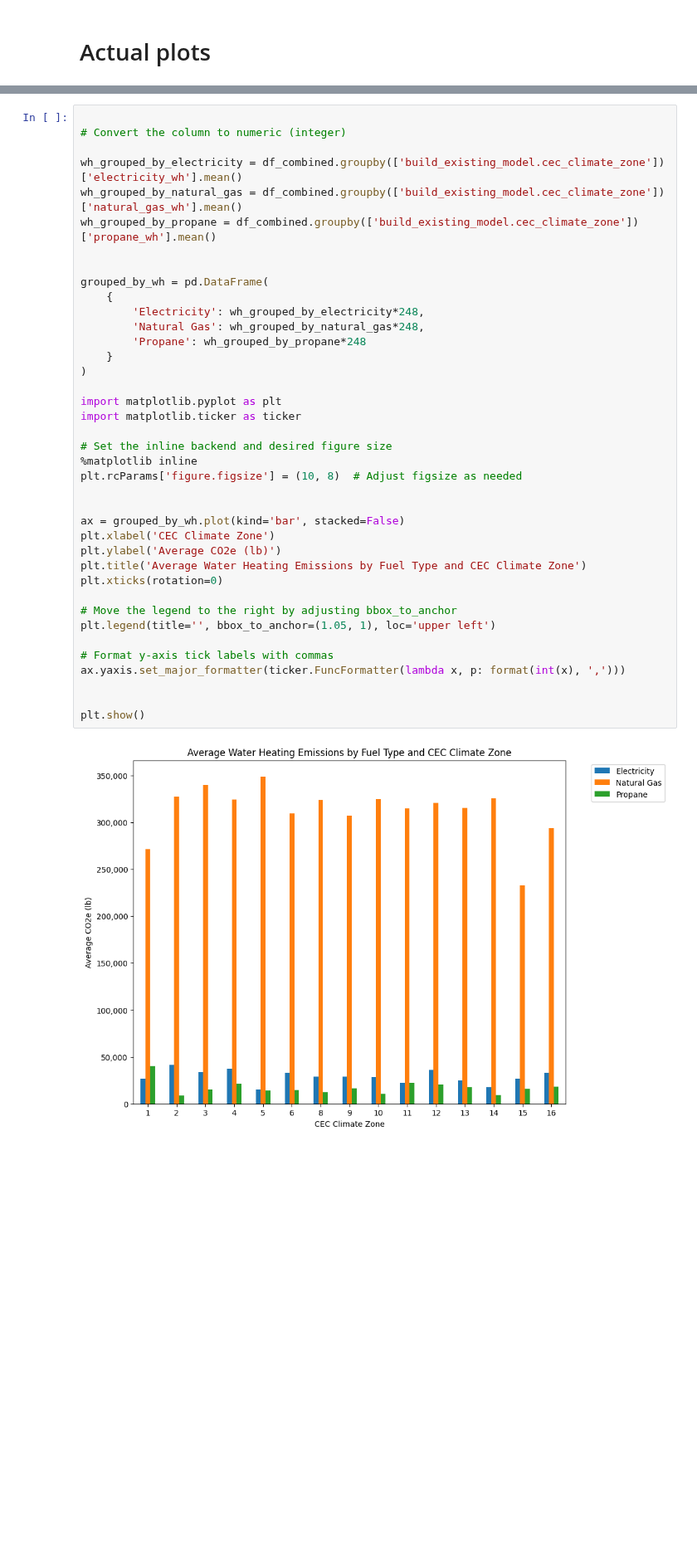
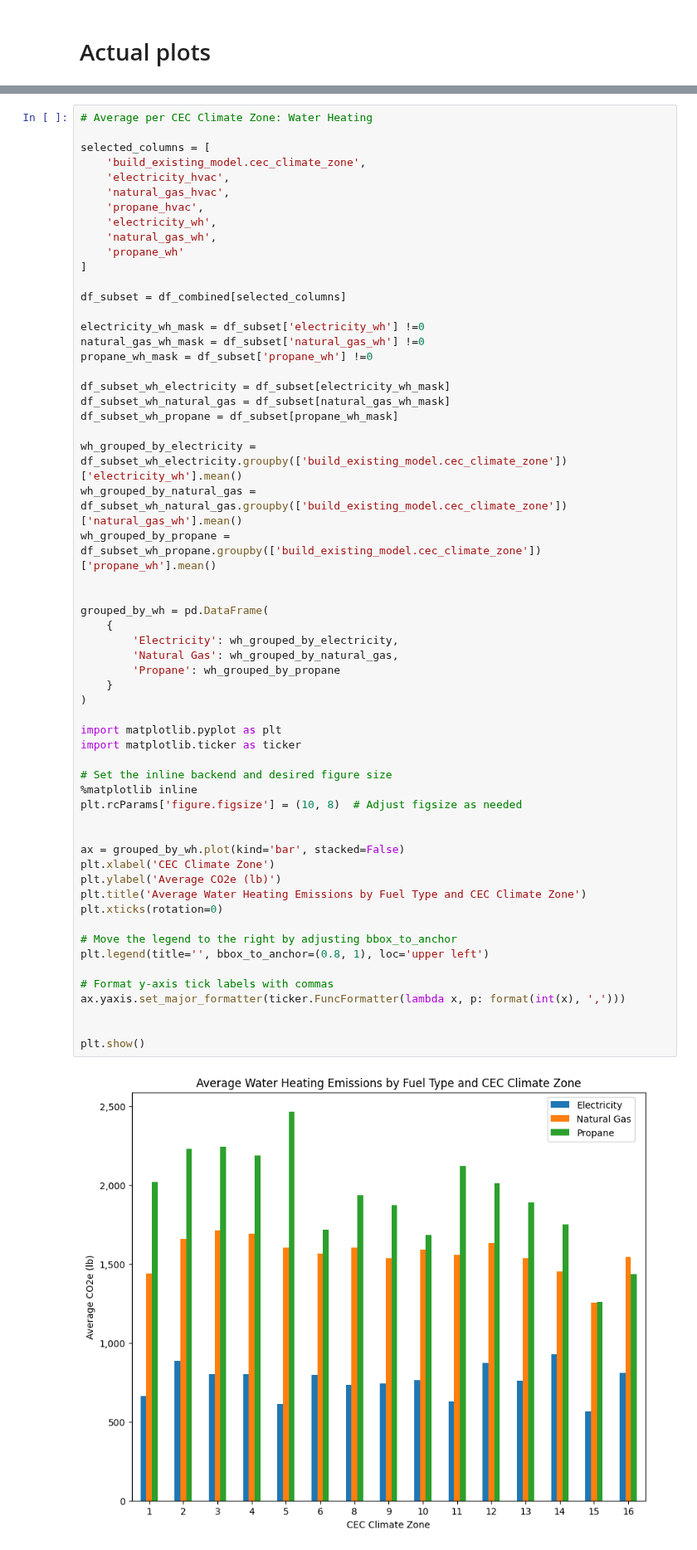
Before and after one commit to NREL/buildstock-query, a Jupyter notebook: example_usage/gashpwh_emissions.ipynb, the cells around one changed output, grey strips where cells are left out. Shown at 83% size. Saved outputs shown, nothing was run; the diff lists cells and outputs as text; blank space fills up the shorter version.

```diff
--- a/example_usage/gashpwh_emissions.ipynb
+++ b/example_usage/gashpwh_emissions.ipynb
@@ -613,43 +582,62 @@ plt.show()
 # %% [output]
 [figure]
 # %%
+# Average per CEC Climate Zone: Water Heating
 
-# Convert the column to numeric (integer)
+selected_columns = [
+    'build_existing_model.cec_climate_zone',
+    'electricity_hvac',
+    'natural_gas_hvac',
+    'propane_hvac',
+    'electricity_wh',
+    'natural_gas_wh',
+    'propane_wh'
+]
 
-wh_grouped_by_electricity = df_combined.groupby(['build_existing_model.cec_climate_zone'])['electricity_wh'].mean()
-wh_grouped_by_natural_gas = df_combined.groupby(['build_existing_model.cec_climate_zone'])['natural_gas_wh'].mean()
-wh_grouped_by_propane = df_combined.groupby(['build_existing_model.cec_climate_zone'])['propane_wh'].mean()
+df_subset = df_combined[selected_columns]
+
+electricity_wh_mask = df_subset['electricity_wh'] !=0
+natural_gas_wh_mask = df_subset['natural_gas_wh'] !=0
+propane_wh_mask = df_subset['propane_wh'] !=0
+
+df_subset_wh_electricity = df_subset[electricity_wh_mask]
+df_subset_wh_natural_gas = df_subset[natural_gas_wh_mask]
+df_subset_wh_propane = df_subset[propane_wh_mask]
+
+wh_grouped_by_electricity = df_subset_wh_electricity.groupby(['build_existing_model.cec_climate_zone'])['electricity_wh'].mean()
+wh_grouped_by_natural_gas = df_subset_wh_natural_gas.groupby(['build_existing_model.cec_climate_zone'])['natural_gas_wh'].mean()
+wh_grouped_by_propane = df_subset_wh_propane.groupby(['build_existing_model.cec_climate_zone'])['propane_wh'].mean()
 
 
 grouped_by_wh = pd.DataFrame(
     {
-        'Electricity': wh_grouped_by_electricity*248,
-        'Natural Gas': wh_grouped_by_natural_gas*248,
-        'Propane': wh_grouped_by_propane*248
+        'Electricity': wh_grouped_by_electricity,
+        'Natural Gas': wh_grouped_by_natural_gas,
+        'Propane': wh_grouped_by_propane
     }
 )
 
 import matplotlib.pyplot as plt
 import matplotlib.ticker as ticker
 
 # Set the inline backend and desired figure size
 %matplotlib inline
 plt.rcParams['figure.figsize'] = (10, 8)  # Adjust figsize as needed
 
 
 ax = grouped_by_wh.plot(kind='bar', stacked=False)
 plt.xlabel('CEC Climate Zone')
 plt.ylabel('Average CO2e (lb)')
 plt.title('Average Water Heating Emissions by Fuel Type and CEC Climate Zone')
 plt.xticks(rotation=0)
 
 # Move the legend to the right by adjusting bbox_to_anchor
-plt.legend(title='', bbox_to_anchor=(1.05, 1), loc='upper left')
+plt.legend(title='', bbox_to_anchor=(0.8, 1), loc='upper left')
 
 # Format y-axis tick labels with commas
 ax.yaxis.set_major_formatter(ticker.FuncFormatter(lambda x, p: format(int(x), ',')))
 
 
 plt.show()
 # %% [output]
-[figure, old version]
+[figure, new version]
```
Also changed, not shown: parts of 14 cells of this notebook, 1 other file.
